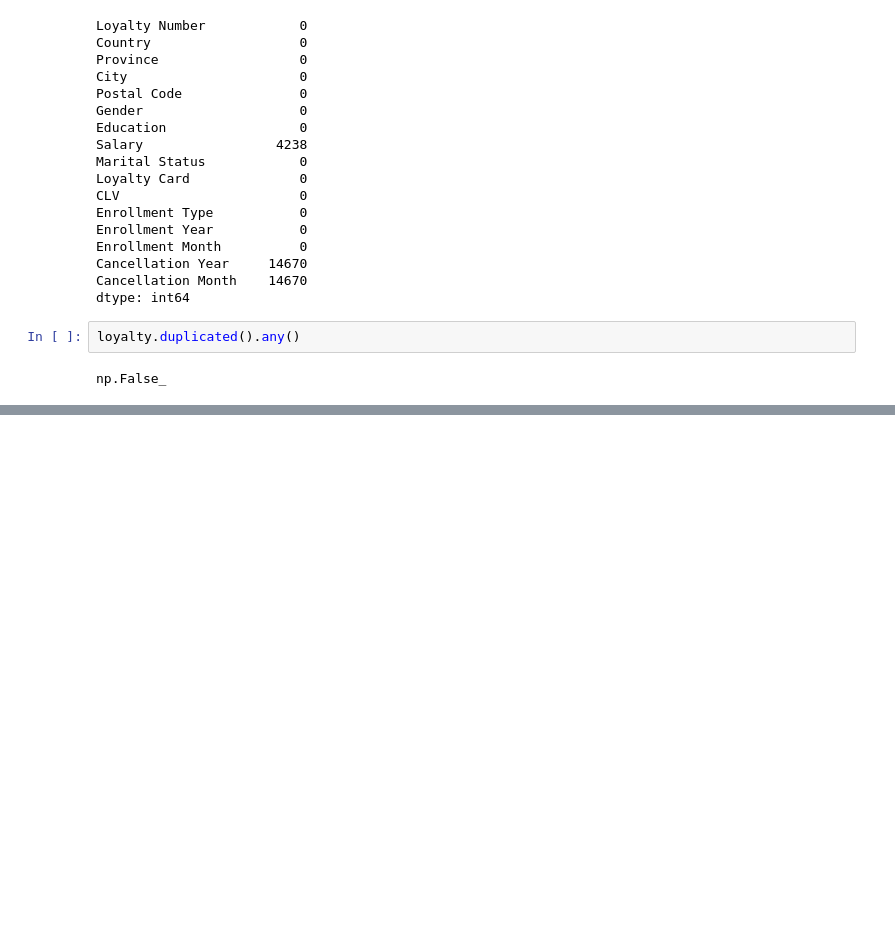
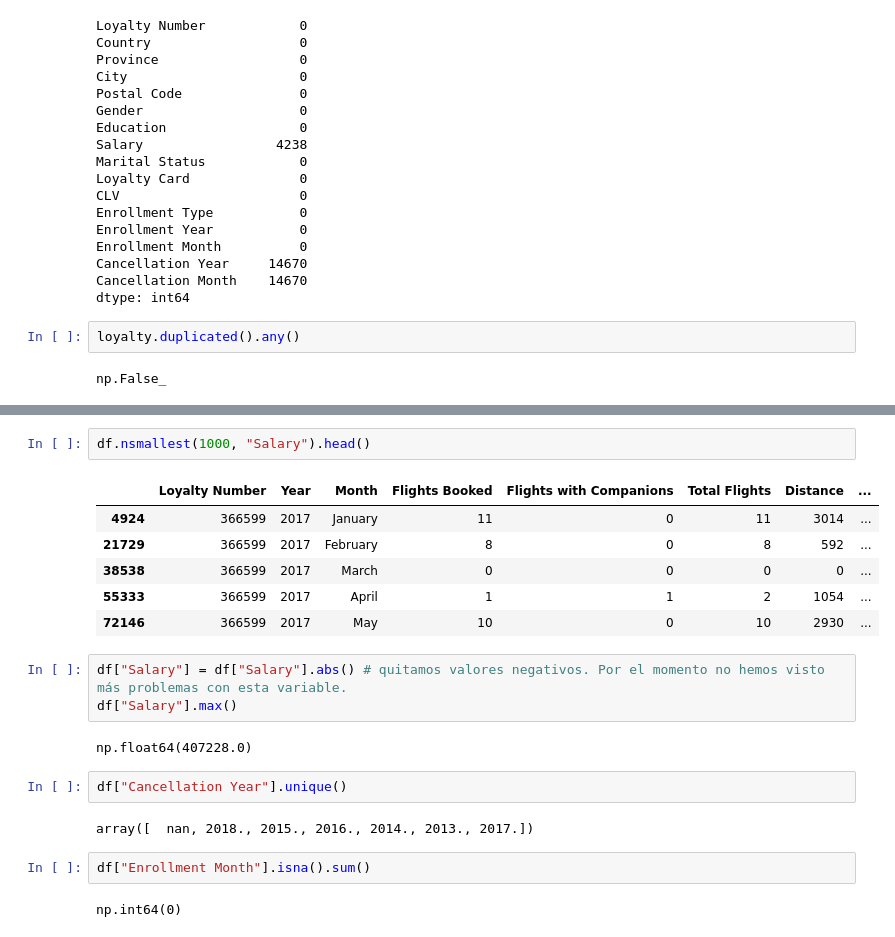
Before and after one commit to Adalab/bda-modulo-3-evaluacion-final-zaravalentinova, a Jupyter notebook: evaluación_final_módulo_3_valentinova_zara.ipynb, the cells around one changed output, grey strips where cells are left out. Cells and saved outputs as stored; diff of their text form; blank space fills up the shorter version.

```diff
--- a/evaluación_final_módulo_3_valentinova_zara.ipynb
+++ b/evaluación_final_módulo_3_valentinova_zara.ipynb
@@ -223,0 +343,22 @@ Uniremos los dos conjuntos de datos a través de la columna Loyalty History. El
+# %%
+df.nsmallest(1000, "Salary").head()
+# %% [output]
+|  | Loyalty Number | Year | Month | Flights Booked | Flights with Companions | Total Flights | Distance | ... |
+| 4924 | 366599 | 2017 | January | 11 | 0 | 11 | 3014 | ... |
+| 21729 | 366599 | 2017 | February | 8 | 0 | 8 | 592 | ... |
+| 38538 | 366599 | 2017 | March | 0 | 0 | 0 | 0 | ... |
+| 55333 | 366599 | 2017 | April | 1 | 1 | 2 | 1054 | ... |
+| 72146 | 366599 | 2017 | May | 10 | 0 | 10 | 2930 | ... |
+# %%
+df["Salary"] = df["Salary"].abs() # quitamos valores negativos. Por el momento no hemos visto más problemas con esta variable.
+df["Salary"].max()
+# %% [output]
+np.float64(407228.0)
+# %%
+df["Cancellation Year"].unique()
+# %% [output]
+array([  nan, 2018., 2015., 2016., 2014., 2013., 2017.])
+# %%
+df["Enrollment Month"].isna().sum()
+# %% [output]
+np.int64(0)
```
Also changed, not shown: parts of 39 cells of this notebook.
